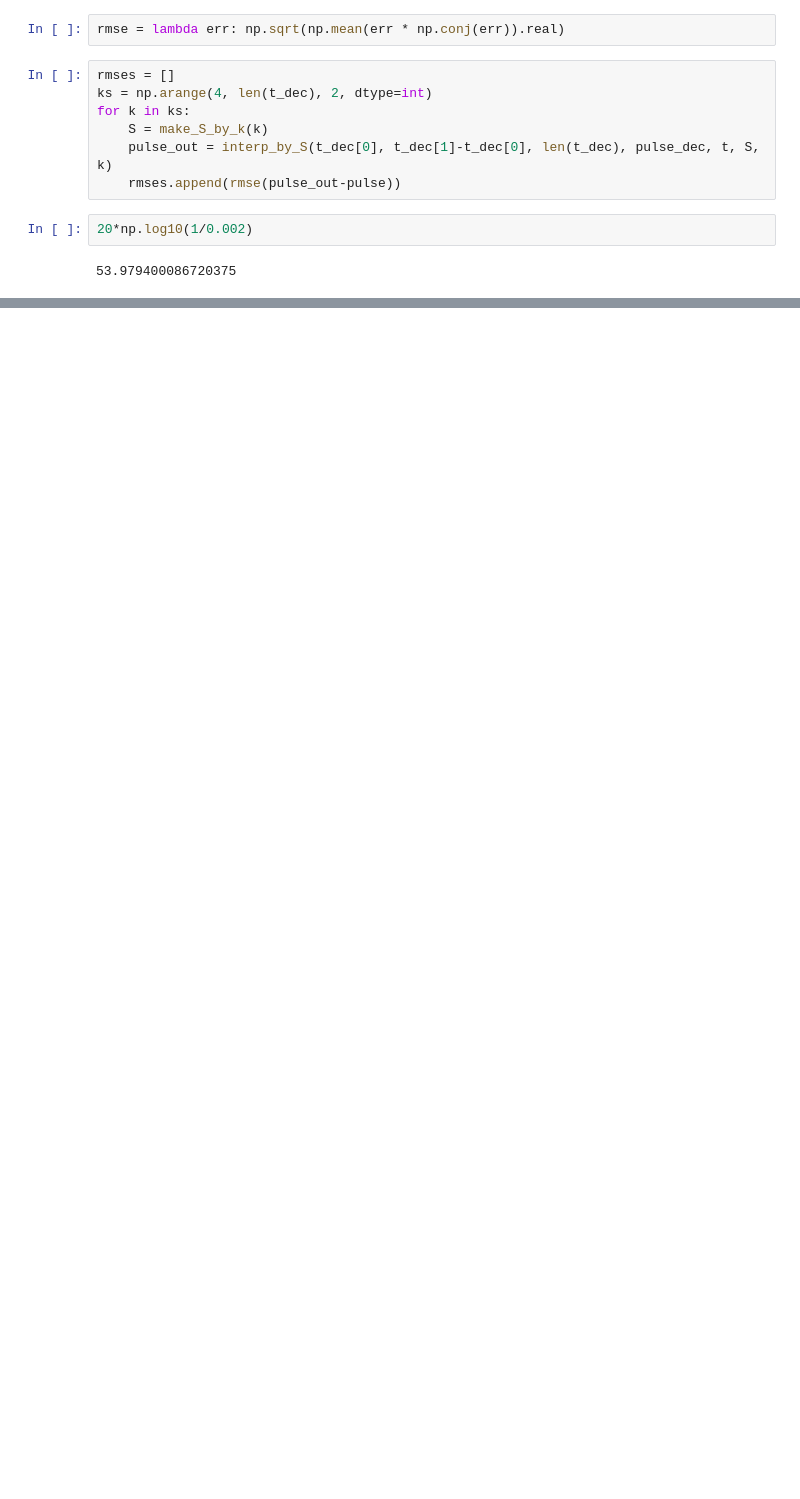
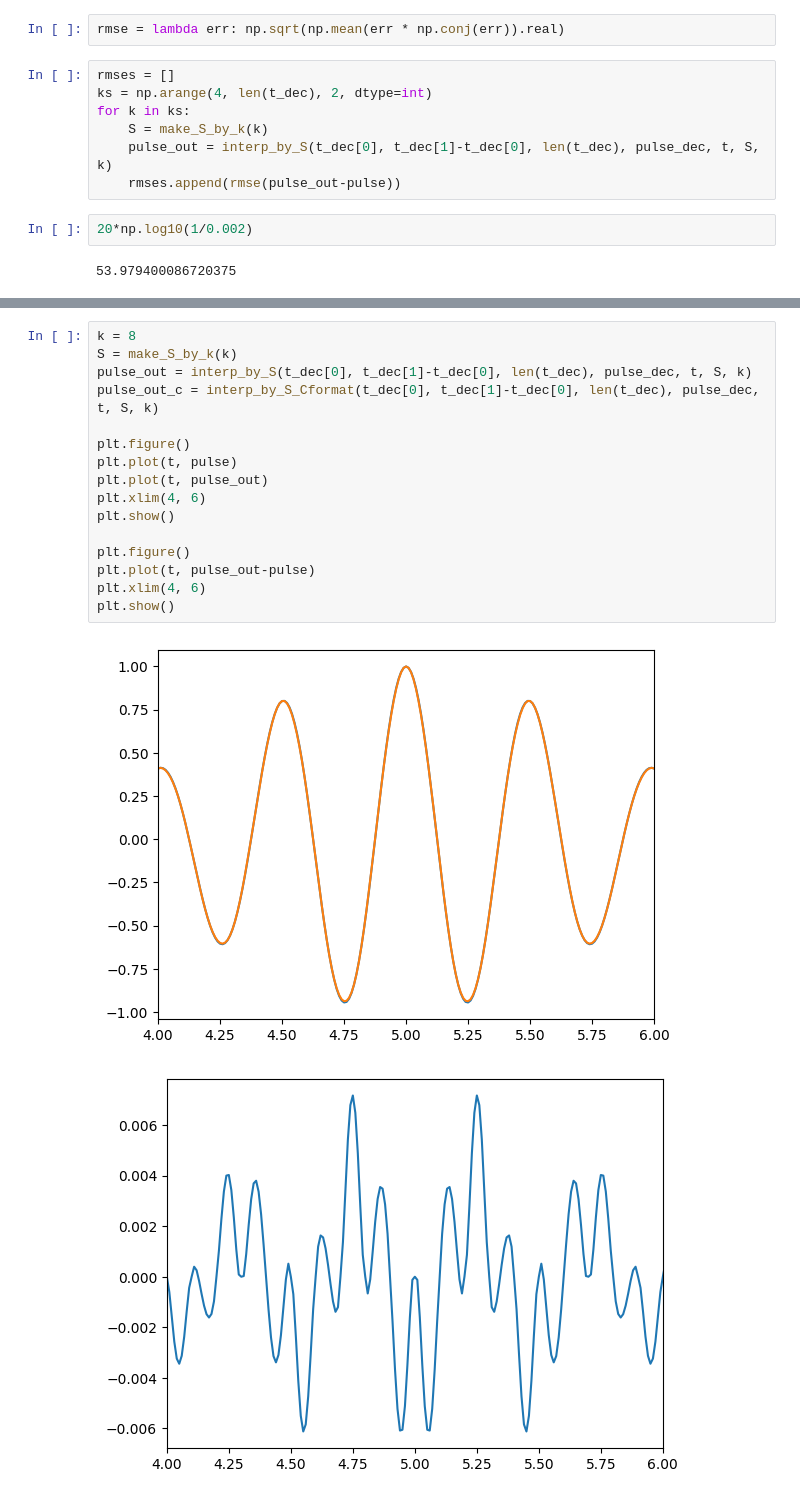
Before and after one commit to wewightman/pycbf, a Jupyter notebook: examples/develop_jensen_interpolator.ipynb, the cells around one changed output, grey strips where cells are left out. Drawn from its saved outputs; the diff is of its cells as text; blank space fills up the shorter version.

```diff
--- a/examples/develop_jensen_interpolator.ipynb
+++ b/examples/develop_jensen_interpolator.ipynb
@@ -249,0 +324,19 @@ plt.show()
+# %%
+k = 8
+S = make_S_by_k(k)
+pulse_out = interp_by_S(t_dec[0], t_dec[1]-t_dec[0], len(t_dec), pulse_dec, t, S, k)
+pulse_out_c = interp_by_S_Cformat(t_dec[0], t_dec[1]-t_dec[0], len(t_dec), pulse_dec, t, S, k)
+
+plt.figure()
+plt.plot(t, pulse)
+plt.plot(t, pulse_out)
+plt.xlim(4, 6)
+plt.show()
+
+plt.figure()
+plt.plot(t, pulse_out-pulse)
+plt.xlim(4, 6)
+plt.show()
+# %% [output]
+[figure, added]
+[figure, added]
```
Also changed, not shown: parts of 4 cells of this notebook.
